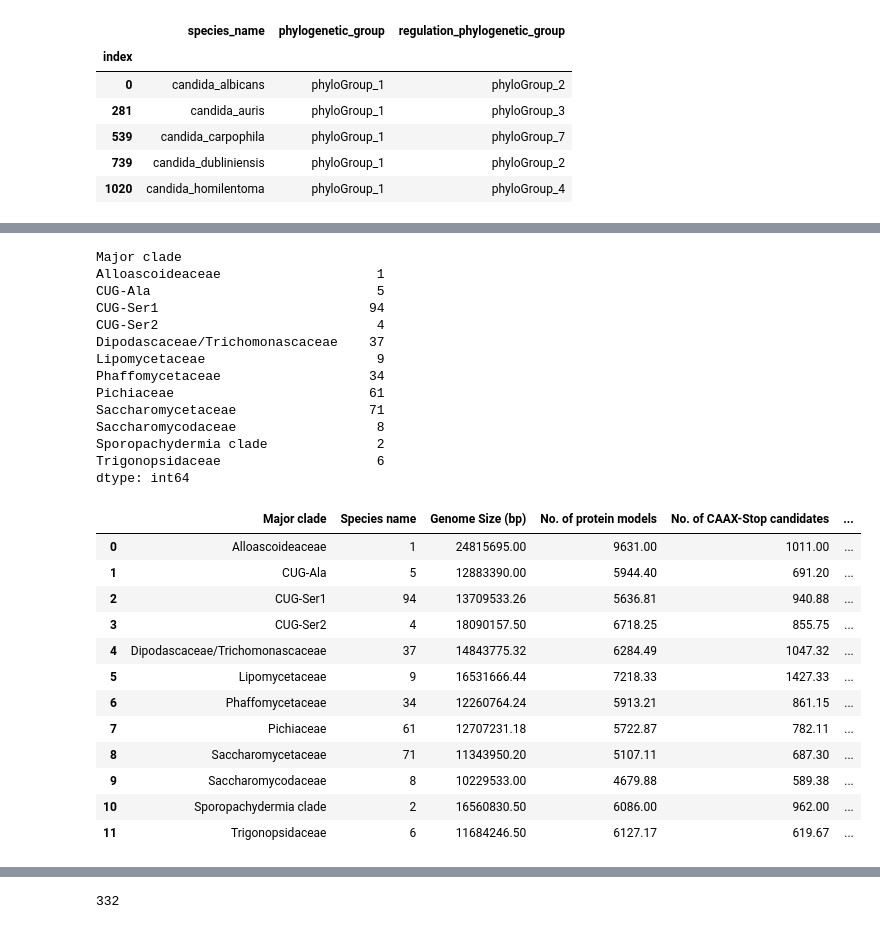
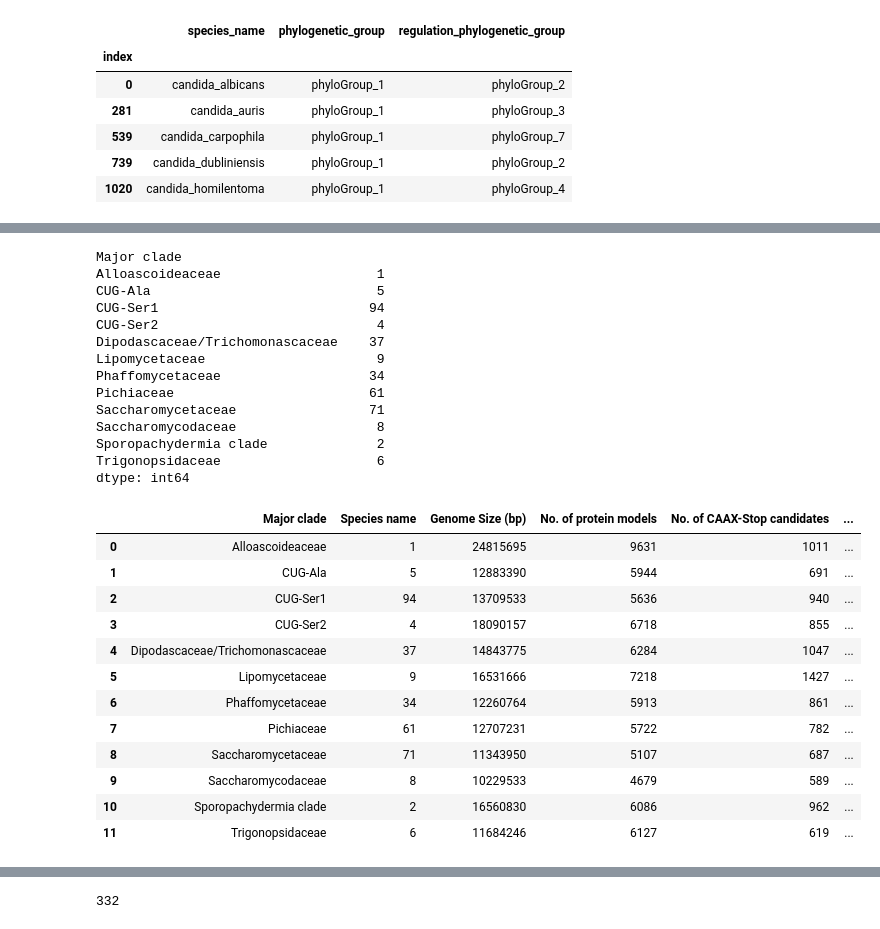
Before and after one commit to sriramsrikant/pheromoneFinder, a Jupyter notebook: notebooks/fungalPheromoneStats_230129.ipynb, the cells around one changed output, grey strips where cells are left out. Drawn from its saved outputs; the diff is of its cells as text; code cells hidden in the pictures.

Commit message:
Modification of the pheromoneFinder analysis notebook that is used to generate tables for the CB manuscript. Addressing reviews.

```diff
--- a/notebooks/fungalPheromoneStats_230129.ipynb
+++ b/notebooks/fungalPheromoneStats_230129.ipynb
@@ -1950,7 +1958,7 @@ species_list.head()
 ##Currently Table 1: data_dir/20210905_332yeast_candidateStats_grouping.csv
 ##Data from Shen 2017: data_dir/230127_Shen2018_343taxa_speicies-name_clade-name.txt
 
-candidate_stats = pd.read_csv(os.path.join(data_dir, "20210905_332yeast_candidateStats_grouping.csv"), sep="\t")
+candidate_stats = pd.read_csv(os.path.join(data_dir, "stats", "20210905_332yeast_candidateStats_grouping.csv"), sep="\t")
 #candidate_stats.head()
 print("Columns in our table:")
 print("\n".join(candidate_stats.columns.tolist()))
@@ -2032,47 +2040,55 @@ table1_stats_pooled = pooled_stats[['Major clade', 'Species name', 'Genome Size
                                     'No. of CAAX-Stop candidates', 'No. of Asn...CAAX-Stop candidates', 'No. of unique locus Asn...CAAX-Stop candidates']]
 #table1_stats_pooled.head()
 ##This confirms the function used to aggregate for each of these columns.
 aggregation_functions = {'Species name': 'size',
                          'Genome Size (bp)': 'mean',
                          'No. of protein models': 'mean',
                          'No. of CAAX-Stop candidates': 'mean',
                          'No. of Asn...CAAX-Stop candidates': 'mean',
                          'No. of unique locus Asn...CAAX-Stop candidates': 'mean'}
-##Aggregation and also making sure
+##Aggregation and also making sure that all columns are accounted for.
 table1_stats = table1_stats_pooled.groupby(table1_stats_pooled['Major clade']).aggregate(aggregation_functions).round(2)
 #print(table1_stats.columns)
 table1_stats = table1_stats.reset_index()[['Major clade','Species name','Genome Size (bp)','No. of protein models',
                                            'No. of CAAX-Stop candidates','No. of Asn...CAAX-Stop candidates','No. of unique locus Asn...CAAX-Stop candidates']]
-#table1_stats.to_csv(os.path.join(data_dir, "clade_stats_table1_230205.csv"), sep="\t", header=True, index=True, index_label='index')
+##Setting the type of the aggregation columns to int since we are not really interested in the float values of gene counts.
+table1_stats = table1_stats.astype({'Species name': 'int',
+                                    'Genome Size (bp)': 'int',
+                                    'No. of protein models': 'int',
+                                    'No. of CAAX-Stop candidates': 'int',
+                                    'No. of Asn...CAAX-Stop candidates': 'int',
+                                    'No. of unique locus Asn...CAAX-Stop candidates': 'int'})
+
+#table1_stats.to_csv(os.path.join(data_dir, "clade_stats_table1_230304.csv"), sep="\t", header=True, index=True, index_label='index')
 table1_stats.head(15)
 # %% [output]
 Major clade
 Alloascoideaceae                    1
 CUG-Ala                             5
 CUG-Ser1                           94
 CUG-Ser2                            4
 Dipodascaceae/Trichomonascaceae    37
 Lipomycetaceae                      9
 Phaffomycetaceae                   34
 Pichiaceae                         61
 Saccharomycetaceae                 71
 Saccharomycodaceae                  8
 Sporopachydermia clade              2
 Trigonopsidaceae                    6
 dtype: int64
 |  | Major clade | Species name | Genome Size (bp) | No. of protein models | No. of CAAX-Stop candidates | ... |
-| 0 | Alloascoideaceae | 1 | 24815695.00 | 9631.00 | 1011.00 | ... |
-| 1 | CUG-Ala | 5 | 12883390.00 | 5944.40 | 691.20 | ... |
-| 2 | CUG-Ser1 | 94 | 13709533.26 | 5636.81 | 940.88 | ... |
-| 3 | CUG-Ser2 | 4 | 18090157.50 | 6718.25 | 855.75 | ... |
-| 4 | Dipodascaceae/Trichomonascaceae | 37 | 14843775.32 | 6284.49 | 1047.32 | ... |
-| 5 | Lipomycetaceae | 9 | 16531666.44 | 7218.33 | 1427.33 | ... |
-| 6 | Phaffomycetaceae | 34 | 12260764.24 | 5913.21 | 861.15 | ... |
-| 7 | Pichiaceae | 61 | 12707231.18 | 5722.87 | 782.11 | ... |
-| 8 | Saccharomycetaceae | 71 | 11343950.20 | 5107.11 | 687.30 | ... |
-| 9 | Saccharomycodaceae | 8 | 10229533.00 | 4679.88 | 589.38 | ... |
-| 10 | Sporopachydermia clade | 2 | 16560830.50 | 6086.00 | 962.00 | ... |
-| 11 | Trigonopsidaceae | 6 | 11684246.50 | 6127.17 | 619.67 | ... |
+| 0 | Alloascoideaceae | 1 | 24815695 | 9631 | 1011 | ... |
+| 1 | CUG-Ala | 5 | 12883390 | 5944 | 691 | ... |
+| 2 | CUG-Ser1 | 94 | 13709533 | 5636 | 940 | ... |
+| 3 | CUG-Ser2 | 4 | 18090157 | 6718 | 855 | ... |
+| 4 | Dipodascaceae/Trichomonascaceae | 37 | 14843775 | 6284 | 1047 | ... |
+| 5 | Lipomycetaceae | 9 | 16531666 | 7218 | 1427 | ... |
+| 6 | Phaffomycetaceae | 34 | 12260764 | 5913 | 861 | ... |
+| 7 | Pichiaceae | 61 | 12707231 | 5722 | 782 | ... |
+| 8 | Saccharomycetaceae | 71 | 11343950 | 5107 | 687 | ... |
+| 9 | Saccharomycodaceae | 8 | 10229533 | 4679 | 589 | ... |
+| 10 | Sporopachydermia clade | 2 | 16560830 | 6086 | 962 | ... |
+| 11 | Trigonopsidaceae | 6 | 11684246 | 6127 | 619 | ... |
 # %%
 ##On [230205], I am going to write a piece of code, to pull in the list of curated pheromone candidates, based on the number of copies and aggregate them
 ##based on the major clade they belong to in the publication of Shen 2017.
```
Also changed, not shown: parts of 4 cells of this notebook.
